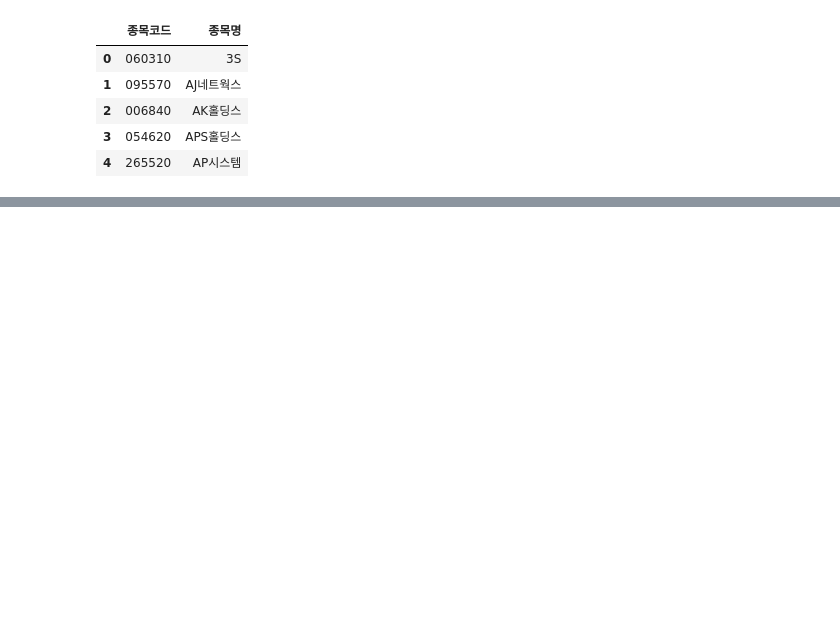
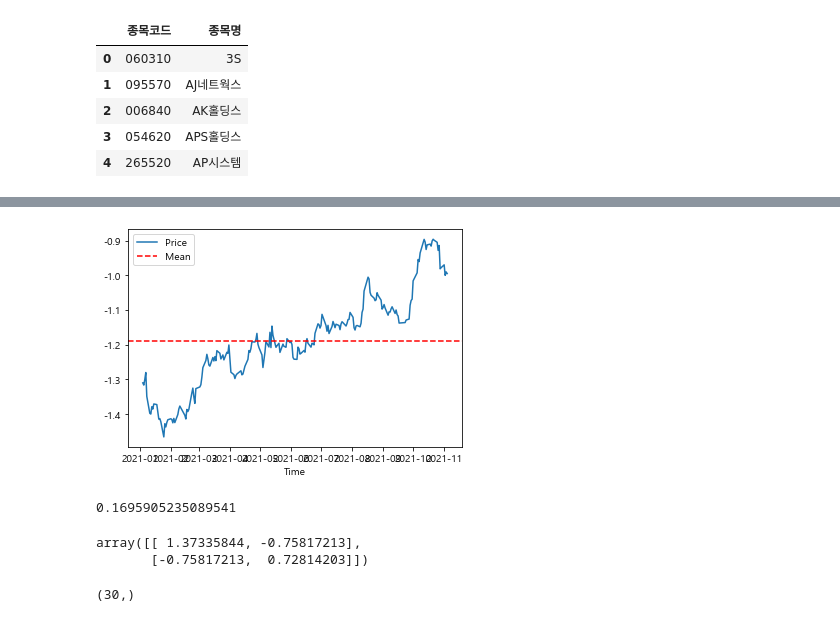
Before and after one commit to ghdakrk/Study_quant, a Jupyter notebook: pair_trading.ipynb, the cells around one changed output, grey strips where cells are left out. Cells and saved outputs as stored; diff of their text form; code cells hidden in the pictures; blank space fills up the shorter version.

```diff
--- a/pair_trading.ipynb
+++ b/pair_trading.ipynb
@@ -53,0 +53,25 @@ plt.show()
+# %%
+plt.plot(peal-dev)
+plt.axhline((peal-dev).mean(), color='red', linestyle='--')
+plt.xlabel('Time')
+plt.legend(['Price', 'Mean'])
+plt.show()
+# %% [output]
+[figure, added]
+# %%
+from statsmodels.tsa.stattools import coint
+score, pvalue, _ = coint(peal,dev)
+pvalue
+# %% [output]
+0.1695905235089541
+# %%
+corr = np.corrcoef(peal, dev)
+cov = np.cov(peal, dev)
+
+xsd = np.std(peal, ddof=1)   # x의 표본표준편차
+ysd = np.std(dev, ddof=1)   # y의 표본표준편차
+
+cov / ( xsd * ysd )
+# %% [output]
+array([[ 1.37335844, -0.75817213],
+       [-0.75817213,  0.72814203]])
@@ -53,0 +97,5 @@ plt.show()
+# %%
+name_ls = stock_list[:30]['종목명'].values
+name_ls.shape
+# %% [output]
+(30,)
```
Also changed, not shown: parts of 6 cells of this notebook.
